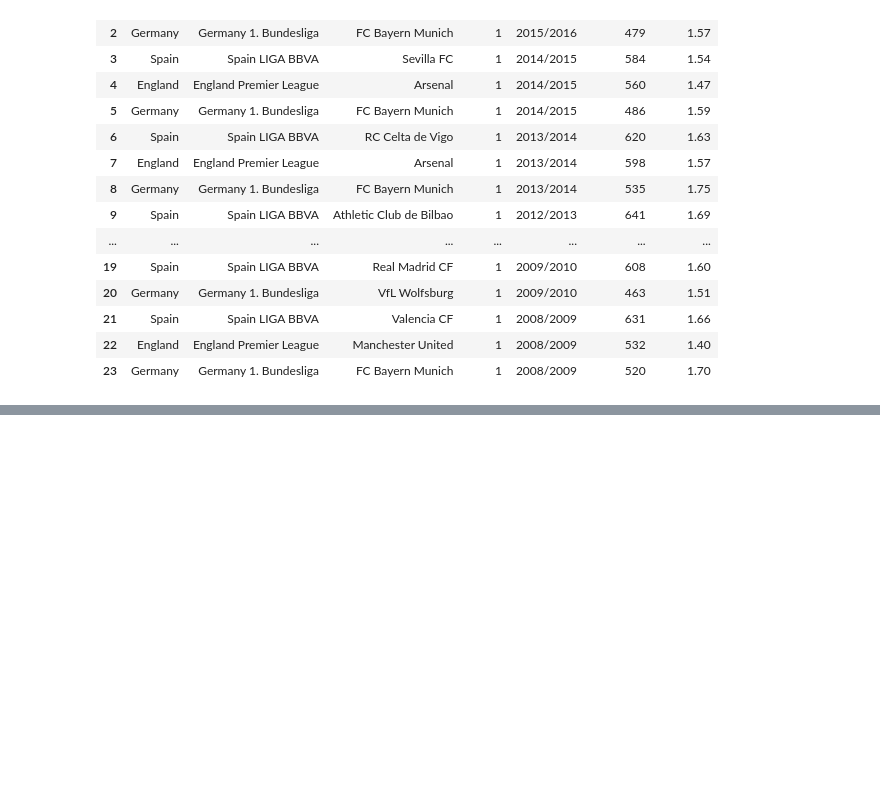
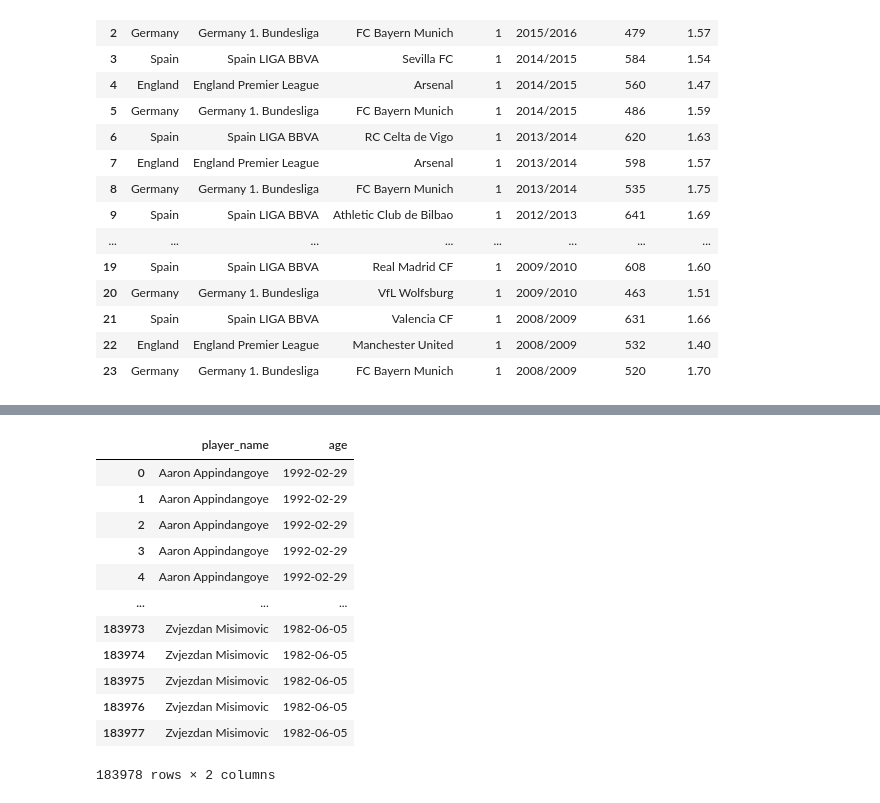
Before and after one commit to ErikaDivantoque/Talento_Tech, a Jupyter notebook: Modulo_2_SQL.ipynb, the cells around one changed output, grey strips where cells are left out. Drawn from its saved outputs; the diff is of its cells as text; code cells hidden in the pictures; blank space fills up the shorter version.

```diff
--- a/Modulo_2_SQL.ipynb
+++ b/Modulo_2_SQL.ipynb
@@ -1136,0 +1146,25 @@ teams_by_season
+# %%
+# 10.1.4  Análisis del cambio en overall rating y potential de Cristiano Ronaldo por edad.¶
+
+query = """SELECT P.player_name,
+                  (DATE(P.birthday)) AS age
+           FROM Player AS P
+           JOIN Player_Attributes AS PA
+           ON P.player_api_id = PA.player_api_id;"""
+
+ratingCristiano = pd.read_sql(query, conn)
+ratingCristiano
+# %% [output]
+|  | player_name | age |
+| 0 | Aaron Appindangoye | 1992-02-29 |
+| 1 | Aaron Appindangoye | 1992-02-29 |
+| 2 | Aaron Appindangoye | 1992-02-29 |
+| 3 | Aaron Appindangoye | 1992-02-29 |
+| 4 | Aaron Appindangoye | 1992-02-29 |
+| ... | ... | ... |
+| 183973 | Zvjezdan Misimovic | 1982-06-05 |
+| 183974 | Zvjezdan Misimovic | 1982-06-05 |
+| 183975 | Zvjezdan Misimovic | 1982-06-05 |
+| 183976 | Zvjezdan Misimovic | 1982-06-05 |
+| 183977 | Zvjezdan Misimovic | 1982-06-05 |
+183978 rows × 2 columns
```
Also changed, not shown: parts of 2 cells of this notebook.
